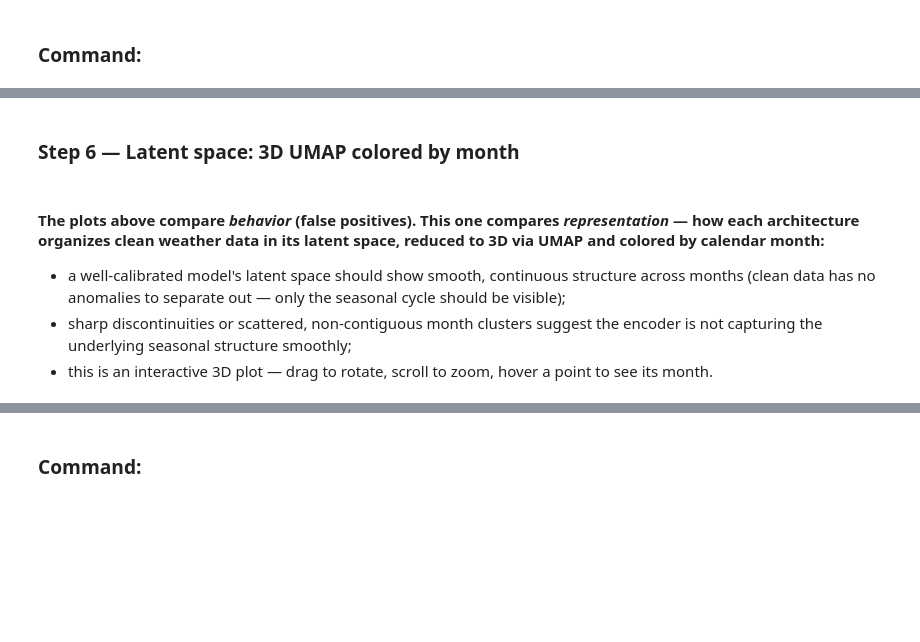
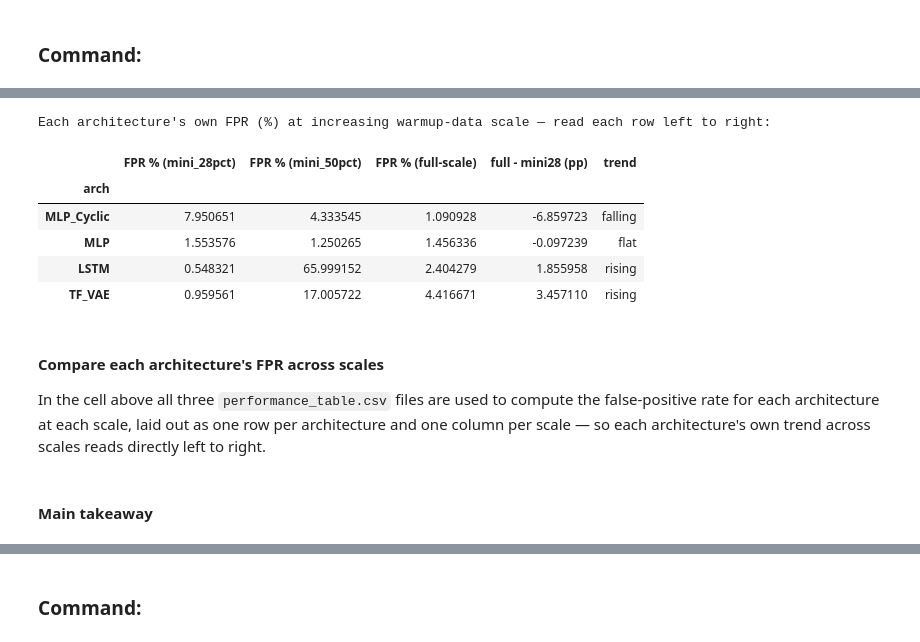
Before and after one commit to hadasecohen/streaming-vae-anomaly-detection, a Jupyter notebook: notebooks/cases/case01_clean_baseline.ipynb, the cells around one changed output, grey strips where cells are left out. Drawn from its saved outputs; the diff is of its cells as text; code cells hidden in the pictures; blank space fills up the shorter version.

```diff
--- a/notebooks/cases/case01_clean_baseline.ipynb
+++ b/notebooks/cases/case01_clean_baseline.ipynb
@@ -362,17 +258,2 @@ An early miscalibration burst for Transformer-VAE (90% of its false positives la
 # %% [markdown]
 ### Command:
-# %%
-import pandas as pd
-from IPython.display import display
-
-performance_path = f"{OUTPUT_DIR}/cross_compare/performance_table.csv"
-perf = pd.read_csv(performance_path)
-
-columns = [
-    "run_name", "arch", "anomaly", "variant",
-    "f1", "auc", "precision", "recall",
-    "tp", "fp", "fn",
-]
-
-print("Comparison of clean-baseline variants")
-display(perf[columns])
@@ -437,8 +284,47 @@ Saved → runs/regression_mini_48_50/case01_clean_baseline/rolling_metrics.txt
-# %% [markdown]
-### Step 6 — Latent space: 3D UMAP colored by month
-# %% [markdown]
-#### The plots above compare *behavior* (false positives). This one compares *representation* — how each architecture organizes clean weather data in its latent space, reduced to 3D via UMAP and colored by calendar month:
-
-- a well-calibrated model's latent space should show smooth, continuous structure across months (clean data has no anomalies to separate out — only the seasonal cycle should be visible);
-- sharp discontinuities or scattered, non-contiguous month clusters suggest the encoder is not capturing the underlying seasonal structure smoothly;
-- this is an interactive 3D plot — drag to rotate, scroll to zoom, hover a point to see its month.
+# %%
+import pandas as pd
+from IPython.display import display
+
+def load_fpr(output_dir):
+    perf = pd.read_csv(f"{output_dir}/cross_compare/performance_table.csv")
+    perf["fpr_pct"] = 100 * perf["fp"] / (perf["fp"] + perf["tn"])
+    return perf.set_index("arch")[["fp", "tn", "fpr_pct"]]
+
+mini28_fpr = load_fpr(MINI28_OUTPUT_DIR).add_prefix("mini28_")
+mini_fpr = load_fpr(MINI50_OUTPUT_DIR).add_prefix("mini50_")
+full_fpr = load_fpr(FULL_OUTPUT_DIR).add_prefix("full_")
+
+# One row per architecture, scales left-to-right in increasing warmup-data order —
+# each row is that architecture's own FPR trend as warmup data grows.
+comparison = mini28_fpr.join(mini_fpr).join(full_fpr)
+comparison["trend"] = comparison["full_fpr_pct"] - comparison["mini28_fpr_pct"]
+comparison["direction"] = comparison["trend"].apply(
+    lambda d: "rising" if d > 0.5 else ("falling" if d < -0.5 else "flat")
+)
+
+print("Each architecture's own FPR (%) at increasing warmup-data scale — read each row left to right:")
+display(
+    comparison[[
+        "mini28_fpr_pct", "mini50_fpr_pct", "full_fpr_pct", "trend", "direction",
+    ]].rename(columns={
+        "mini28_fpr_pct": "FPR % (mini_28pct)",
+        "mini50_fpr_pct": "FPR % (mini_50pct)",
+        "full_fpr_pct": "FPR % (full-scale)",
+        "trend": "full - mini28 (pp)",
+        "direction": "trend",
+    }).sort_values("full - mini28 (pp)")
+)
+# %% [output]
+Each architecture's own FPR (%) at increasing warmup-data scale — read each row left to right:
+|  | FPR % (mini_28pct) | FPR % (mini_50pct) | FPR % (full-scale) | full - mini28 (pp) | trend |
+| arch |  |  |  |  |  |
+| MLP_Cyclic | 7.950651 | 4.333545 | 1.090928 | -6.859723 | falling |
+| MLP | 1.553576 | 1.250265 | 1.456336 | -0.097239 | flat |
+| LSTM | 0.548321 | 65.999152 | 2.404279 | 1.855958 | rising |
+| TF_VAE | 0.959561 | 17.005722 | 4.416671 | 3.457110 | rising |
+# %% [markdown]
+#### Compare each architecture's FPR across scales
+
+In the cell above all three `performance_table.csv` files are used to  compute the false-positive rate for each architecture at each scale, laid out as one row per architecture and one column per scale — so each architecture's own trend across scales reads directly left to right.
+# %% [markdown]
+#### Main takeaway
```
Also changed, not shown: parts of 50 cells of this notebook, 19 other files.
